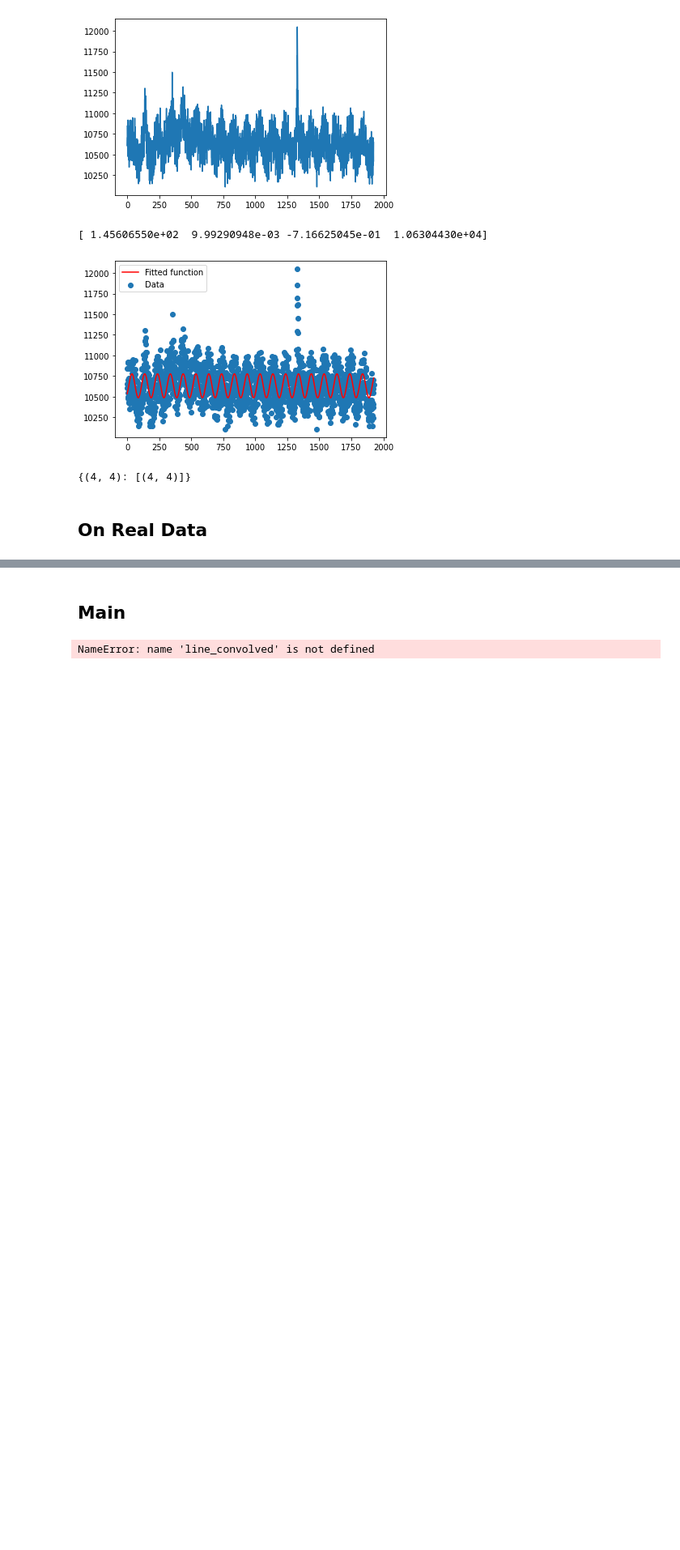
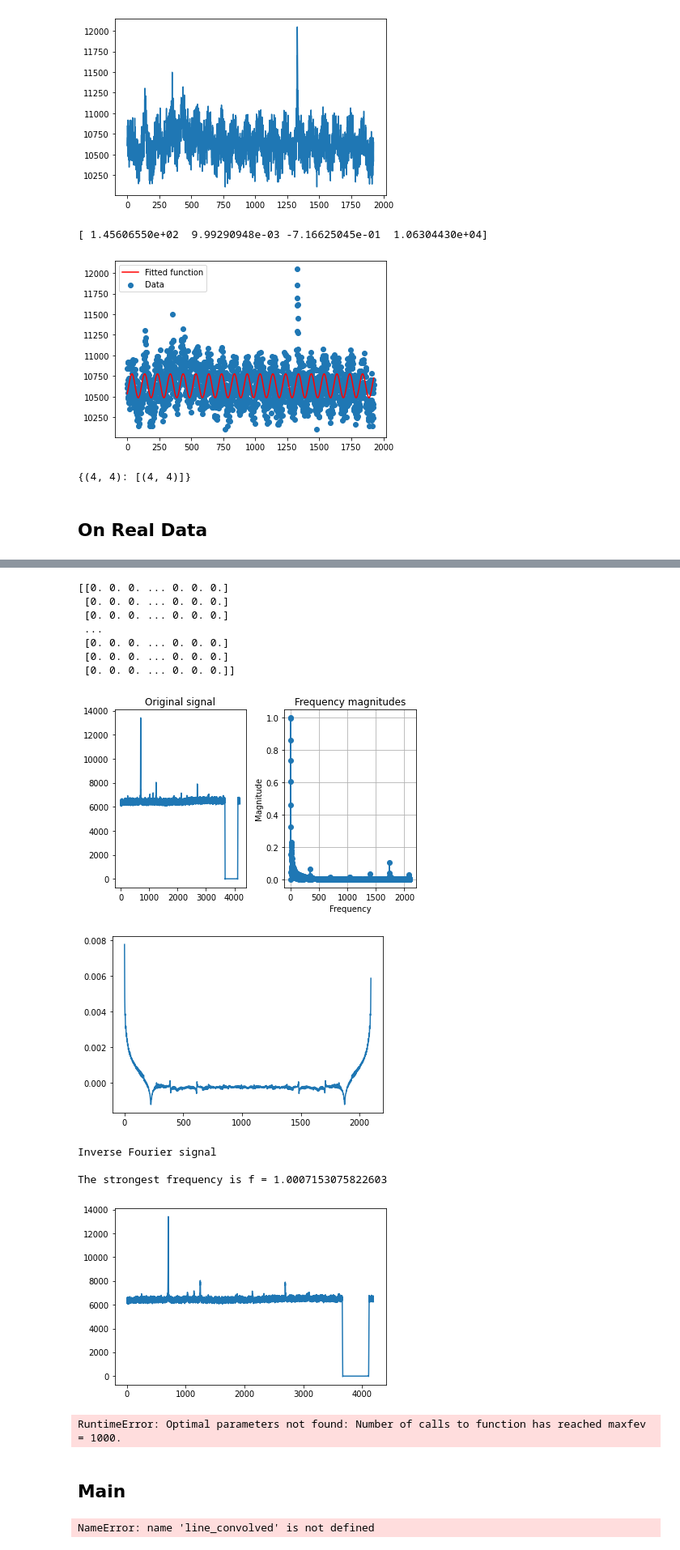
Before and after one commit to shoutizix/bachelor-project, a Jupyter notebook: Intensity_streak.ipynb, the cells around one changed output, grey strips where cells are left out. Shown: that part at 81% size. Drawn from its saved outputs; the diff is of its cells as text; code cells hidden in the pictures; blank space fills up the shorter version.

```diff
--- a/Intensity_streak.ipynb
+++ b/Intensity_streak.ipynb
@@ -427,0 +430,31 @@ The strongest frequency is f = 2.001047120418848
+# %%
+name_file = 'detectsat/OMEGA.2020-02-22T02:11:36.295_fullfield.fits'
+radius = 10
+center_line_start_y, center_line_end_y = 4000, 193
+
+start_line_x, start_line_y = 6726, int(center_line_start_y-radius/2)
+end_line_x, end_line_y = 8457, int(center_line_end_y-radius/2)
+
+angle_line = (np.arctan((center_line_end_y-center_line_start_y) / (end_line_x-start_line_x)) * 180 / math.pi)
+angle_to_rotate = 360 - angle_line
+
+width_line = int((end_line_x-start_line_x)/np.cos(math.radians(angle_line)))
+height_line = 2*radius
+
+data = fits.open(name_file)[0].data
+line_mask = np.ones((height_line, width_line))
+line_mask_rotated = ndimage.rotate(line_mask, angle_to_rotate, reshape='False')
+#print(line_mask_rotated)
+line_from_image = get_line_values_with_mask(line_mask_rotated, data_with_rotated_line, start_line_x, start_line_y)
+createImage('line_from_image_real_data.png', line_from_image)
+line_from_image_rot = ndimage.rotate(line_from_image, 360-angle_to_rotate, reshape='False')
+#createImage('line_convolved.png',line_convolved)
+
+for i in range(15):
+    line_from_image_rot[:,i] = line_from_image_rot[:,20+i]
+    line_from_image_rot[:,-1-i] = line_from_image_rot[:,-21-i]
+
+rot_height, rot_width = np.shape(line_from_image_rot)
+
+findIntensityAlongTheLine(line_from_image_rot, rot_height, rot_width, 0, 0)
+# %% [output]
@@ -428,3 +462,17 @@ The strongest frequency is f = 2.001047120418848
+[[0. 0. 0. ... 0. 0. 0.]
+ [0. 0. 0. ... 0. 0. 0.]
+ [0. 0. 0. ... 0. 0. 0.]
+ ...
+ [0. 0. 0. ... 0. 0. 0.]
+ [0. 0. 0. ... 0. 0. 0.]
+ [0. 0. 0. ... 0. 0. 0.]]
+[figure, added]
+[figure, added]
+Inverse Fourier signal
+
+The strongest frequency is f = 1.0007153075822603
+[figure, added]
+RuntimeError: Optimal parameters not found: Number of calls to function has reached maxfev = 1000.
 # %% [markdown]
 ## Main
 # %%
```
Also changed, not shown: parts of 3 cells of this notebook.
